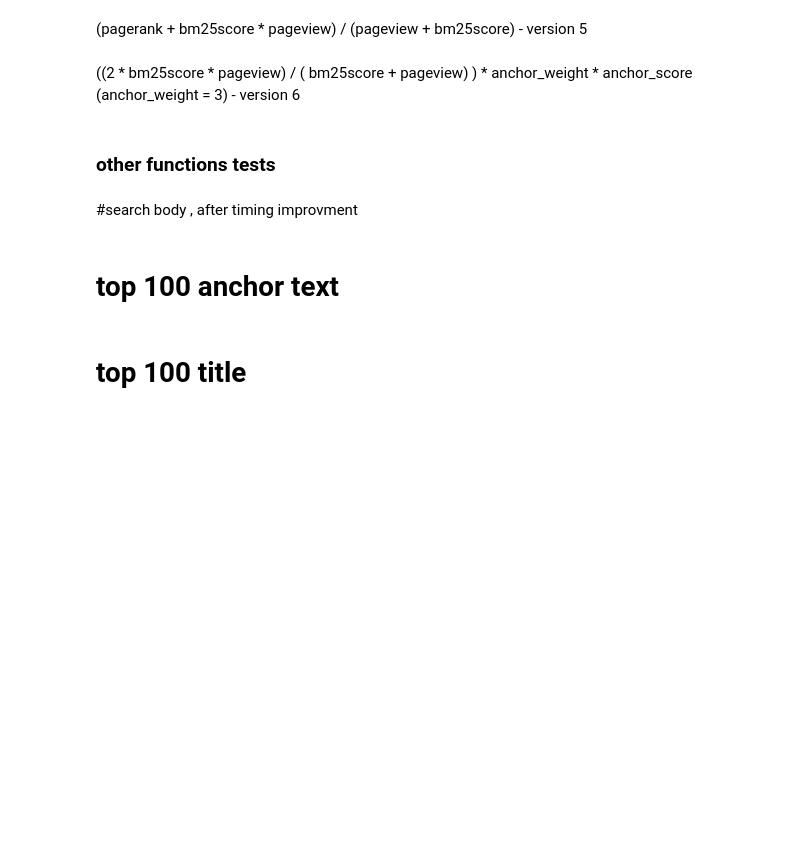
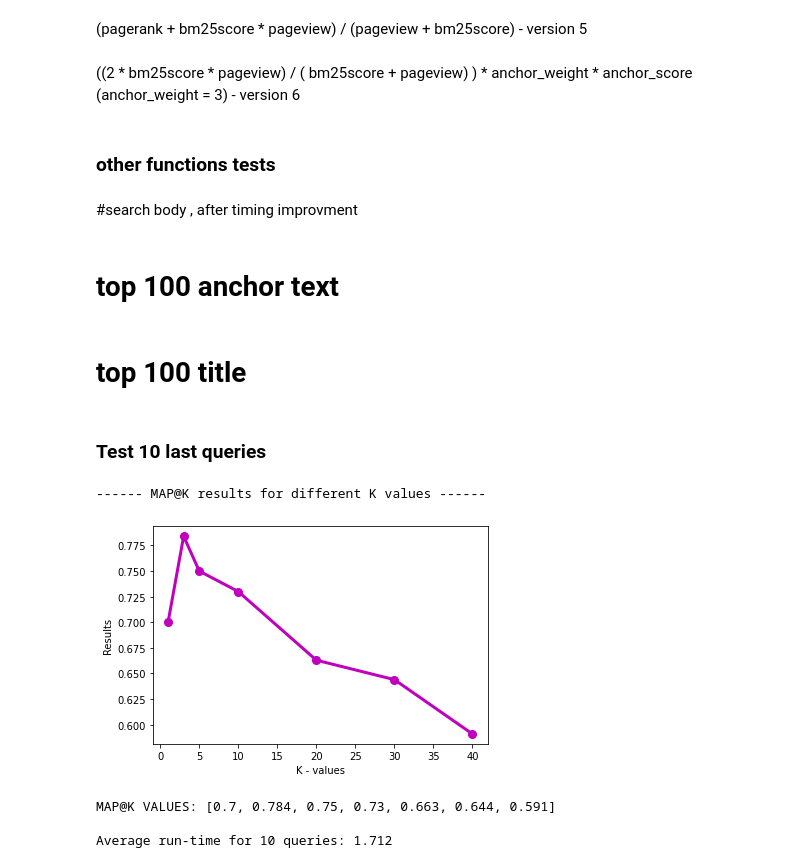
Before and after one commit to Naama133/WIKI_IR_ENGINE, a Jupyter notebook: Engine_performance_measurments.ipynb, the cells around one changed output. Cells and saved outputs as stored; diff of their text form; code cells hidden in the pictures; blank space fills up the shorter version.

Commit message:
test 10 last queries to check engine results

```diff
--- a/Engine_performance_measurments.ipynb
+++ b/Engine_performance_measurments.ipynb
@@ -450,3 +450,50 @@ res_title  = [[8515459, 18942, 19160, 19165, 19701, 23862, 83036, 88595, 180196,
 [9232, 1278990, 3009907, 5486819, 5844700, 17664319, 22716058, 29786619, 31655286, 32322489, 35392555, 41731654, 48534532, 50230910, 59917348, 8052378, 8090932, 20028438, 41897762, 43825684, 46688159, 57878504, 66134800, 1019671, 1021467, 1900418, 4516234, 18640785, 20143991, 33323575, 9838, 10000, 12232, 237035, 2559963, 2621815, 2650598, 2850185, 3646113, 6481784, 12010049, 12530008, 13892034, 14969306, 26135226, 26778720, 26892622, 27218900, 27284529, 27381228, 29961809, 45361704, 45361765, 45605934, 49196675, 51346285, 51552804, 52823620, 52947444, 55362935, 61402898, 62643147, 63236270, 65558105, 65558122, 67411414, 76377, 146158, 203798, 304374, 339202, 369290, 406917, 464192, 548753, 572255, 671736, 958920, 1105729, 1131917, 1138081, 1197756, 1209589, 1216092, 1310669, 1576826, 1576855, 1612492, 1663507, 1714565, 1782981, 1789908, 1868004, 1997027, 2000446, 2026707, 2156886, 2174688, 2174693, 2254976]]
 
 #Average time for  19 queries: 0.00561
+# %% [markdown]
+### **Test 10 last queries**
+# %%
+#@title
+true_test = {
+ "best ice cream flavour": [42416319, 30224834, 48212, 21828, 745000, 3342275, 23054130, 25311310, 2837891, 1124192, 978236, 1188562, 7082459, 47270314, 3651805, 2606761, 40783886, 34482422, 2298022, 6311077, 43334967, 24056098, 483473, 2190209, 11859370, 44309134, 17634819, 54595558, 39817115, 1889217, 897934, 2142071, 36906301, 1412877, 3644514, 42360671, 53354661, 22757645, 23114830, 2831887, 548336, 566114, 872876, 12209015, 42393261, 515436, 657055, 19558531, 8703840, 58534087, 50727159, 1532857, 362124, 40790752, 1092688, 5266044, 1531621, 37652572, 1207268, 1493164, 14342785, 7660130, 64594706, 2446518, 16969340, 20439501, 29538871, 18944151, 60888779, 33481262, 50498250, 430008, 2246339, 60395596, 6889129],
+ "how to tie a tie": [6974438, 298232, 1517154, 6159650, 491172, 2881613, 6719413, 38464202, 2881547, 609528, 435492, 30597745, 37469, 59024, 371327, 2078529, 8491563, 40536338, 37421, 40774543, 5118574, 2766942, 4673201, 2636347, 559339, 20327832, 17412253, 426315, 6060889, 2110221, 17566205, 529780, 337814, 5270659, 7273911, 249858, 32468394, 16887435, 903052, 4676317, 47419336, 49355, 1807656, 19960341, 44547, 7775525, 48253954, 29604056, 469664, 9066654, 8133498, 52281147, 24997576, 37454, 9952602, 16938429, 7154355, 22199452, 912227, 22549390, 1632324, 9675171, 8867983, 3294758, 57591892, 5563310, 2297090, 7718500, 35973111, 50795, 4553108, 4660251, 20323494, 3493102, 5302000, 3013373, 14438844, 498076, 8100167, 12356944, 4169317, 3664299, 801978, 42980570, 27833186],
+ "how to earn money online": [17362858, 8957449, 13612149, 51895777, 60898024, 50683920, 42471422, 8983183, 63295665, 484030, 3206057, 1847385, 52412294, 31452088, 1012806, 59440349, 195809, 703758, 15037, 1279101, 2095532, 17418777, 805626, 6050003, 19390, 19776474, 11921, 4193788, 14754518, 21179478, 2732267, 2941963, 39217006, 2905253, 1946204, 3287760, 59872594, 39206, 63121, 234921, 48732, 19344654, 372478, 32843712, 4361873, 806538, 3524766, 2797868, 43601944, 48449792, 13051060, 45691897, 46526, 36662188, 142528, 19288592, 43250171, 42332846, 2213921, 56440839, 33680356, 529056, 32362461, 68186473, 51097615, 17519943, 4567010, 610452, 60739751, 19585449, 3528947, 846772, 59568301, 10554676, 2738057, 28026533, 26700112, 1549819, 35917094, 24593449, 30810141, 4992612, 57851653, 32400932, 18169326, 21549213, 57275912, 1118379, 57313961, 909036, 35356507, 4355398, 236424, 1719292, 52328, 1184796],
+ "what is critical race theory": [2002497, 1655005, 66355340, 650704, 42736966, 4730170, 41055774, 56081344, 2570959, 3322361, 818420, 36598455, 14684661, 9557957, 37989952, 46269496, 1943640, 46677020, 10782332, 52985524, 475952, 65366095, 13700748, 742316, 3923466, 4080953, 65176113, 8848402, 487090, 56833348, 64159270, 25613, 48253536, 14062336, 55536490, 53653129, 63327652, 43441237, 141013, 2612612, 4876011, 35237477, 64444618, 3057990, 50777038, 67071821, 56042524, 295993, 10827381, 356785, 1849681, 200734, 3188121, 25614, 2495537, 67924707, 42347365, 26952693, 6013, 42757076, 33637422, 60698570, 12210793, 40845811, 46613990, 56363941, 64784613, 22494577, 2794874, 1566357, 229236, 23213, 33178, 348111, 67162622, 40068424, 8094067, 1896889, 1999636, 1929338, 42469790],
+ "what space movie was made in 1992": [19492975, 2009711, 18491946, 565318, 2199665, 2489613, 265033, 20874323, 3626050, 60534633, 23941708, 2103762, 16943307, 896634, 4055486, 1722156, 171581, 2509885, 2161511, 35107462, 19347339, 224220, 10669385, 142417, 2453923, 40075315, 2963622, 3746, 213251, 6837398, 23487440, 5083422, 1152328, 13280124, 27289304, 75222, 628467, 1249019, 36875530, 23388142, 422269, 263344, 1071462, 56099, 3653602, 1562284, 14384, 2052387, 2682907, 6009939, 672934, 272659, 2203853, 492540, 689763, 13383187, 17621896, 36310013, 17868447, 28240, 17461478, 149124, 13149, 859458, 49127538, 75290, 3178385, 6984004, 21944373, 3478140, 2080, 14573, 1673495, 11858188, 32158923, 30294906, 201525, 28327, 4800, 3188952, 4481567, 1660387, 524987, 44822802, 8571805, 9974017, 879000, 2108776, 10180504, 6245494, 1403888, 596078, 133574, 142049, 1858763, 36643850, 177541, 28239],
+ "how to vote": [17255946, 99860, 66293350, 29066482, 924170, 85533, 994892, 1127534, 430980, 21491579, 667785, 382165, 1591777, 64210828, 479210, 1262999, 319703, 7209753, 12119521, 1857, 37179209, 70322, 630522, 30332, 41609161, 1236844, 22265206, 20071428, 318313, 7928434, 538393, 27363348, 907259, 699156, 33110953, 1833715, 79906, 6102876, 886827, 1125781, 55791, 20089569, 823320, 9457, 863306, 25767045, 29589, 70136, 23298, 925493, 5048642, 14650035, 59594788, 26726864, 925506, 480905, 1387946, 925740, 20072937, 1050340, 7959, 23269223, 64499620, 925728, 371301, 763947, 31664, 924141, 46023, 5372935, 57393329, 48870396, 315204, 23032578, 25908, 37593868, 871796, 64695698, 51582, 36968102, 8009590, 1516039, 7529001, 169131, 1435428, 24909346, 47350955, 13624574, 1141303, 33849881, 827717, 1442241, 7913597, 261709, 65028817, 60670913, 52647644, 1435365, 1125761],
+ "google trends": [5101133, 18745215, 9483388, 24615479, 12431, 37593992, 10448121, 6956596, 1497849, 286747, 59868408, 4465875, 8598331, 35673556, 27051151, 1360154, 47799755, 18968719, 44008170, 24213566, 54737654, 5339378, 187946, 26275110, 30853394, 12003767, 7043619, 67414554, 47615485, 32613098, 33367993, 34083096, 3609466, 49132107, 53356243, 28236187, 1027207, 47339470, 37779362, 37980517, 62705077, 41815118, 3524766, 37728339, 32158961, 1491100, 56313056, 3660182, 1762557, 9933471, 43959031, 38755390, 3067569, 28190146, 37670240],
+ "dim sum": [100640, 269558, 1959777, 22670461, 67072363, 11971218, 34617580, 47775306, 47840375, 28827117, 11827767, 17031486, 11689293, 9526854, 11980851, 11971397, 47806602, 11266183, 4992439, 47775348, 46357913, 52906, 3768042, 3746367, 47827570, 41905327, 1844187, 4023588, 2474625, 4749106, 63602774, 4146044, 3828139, 46186668, 47827574, 37967188, 10265984, 5321303, 46665704, 4344526, 11894026, 1907296, 60769053, 519667, 18408298, 13958538, 13719853, 41546279, 67493391, 3577886, 2054954, 48241318, 4093674, 898916, 2012983, 13902799, 2626421, 54284514, 10887219, 40759810, 20505468, 43607423, 6168739, 2134361, 47434601, 47769544, 19433498, 47837049, 52554299, 678353],
+ "ted": [1533342, 31201599, 1584013, 30475, 37584615, 217241, 143377, 64114692, 10519138, 29342321, 21437073, 18621887, 1583998, 184136, 2500271, 45064023, 325507, 31550, 151327, 697063, 696077, 5038510, 181094, 11313, 1969515, 31416, 2258017, 978107, 644332, 2546904, 654916, 19124595, 31496, 1975250, 2963902, 412488, 31034, 1151958, 6393894, 1999475, 2231973, 2117988, 592436, 3107577, 42223, 3403854, 5350984, 25623974, 59534710, 2199987, 9315633, 7957691, 12776016, 62936384, 344293, 923698, 396962, 2711314, 1864891, 671431, 1148089, 26941571, 50462114, 168223, 72573, 8773677, 3610075, 5063356, 21604314, 35250361, 3466910, 8912934, 1577008, 14759518, 340407, 2698183, 32276880, 61893262, 766875, 23732462, 2386093, 872439, 12070623, 44494636, 1645263, 2076169, 5774818, 263154, 1060171, 151944],
+ "fairy tale": [43494, 8915322, 6353598, 10079967, 6815937, 264917, 2390053, 26212422, 499537, 3357705, 73453, 10836835, 2833980, 160108, 6727140, 10154200, 28096917, 347068, 301064, 1248103, 194085, 100970, 8092560, 10691928, 10647218, 6709491, 243674, 21579170, 5344857, 28062197, 8468850, 9433102, 7036255, 2810191, 19702661, 8469156, 5316295, 24111672, 5330985, 27159781, 10957878, 10687051, 10958920, 8474963, 13550, 22905489, 6424614, 49185121, 6577165, 5699016, 254519, 5136015, 22725, 10922531, 2596759, 36543677, 11834672, 299250, 5522290, 8464191, 5318218, 3960323, 3782493, 64502192, 3182759, 5123174, 4427231, 3383895, 2865013, 87644, 36928057, 26598863, 7381258]
+}
+# %%
+true_list_test = list(true_test.values())
+# %%
+#@title
+test_in_version_six = [[48212, 42393261, 44309134, 30420606, 50498250, 1190921, 39727947, 1031211, 3651805, 39699883, 5220770, 7778546, 9930180, 1400285, 566114, 634940, 897934, 2873409, 39889999, 10741597, 42416319, 39709388, 1493164, 2094409, 538184, 657055, 56069398, 9101637, 5266044, 21828, 4105482, 42299139, 347493, 2091558, 1608235, 30224834, 23139600, 4811262, 1412877, 11859370, 2298022, 1656423, 483473, 5129656, 24080194, 11215843, 2539773, 1761526, 5442908, 4929776, 14342785, 4647823, 18706748, 23510441, 19470720, 54488977, 51145246, 63782611, 2679622, 10351761, 65027015, 515436, 408443, 3505489, 40758393, 29474408, 431786, 3316408, 38881404, 2753115, 2456131, 3146924, 2630148, 1625616, 22757645, 65340047, 42682069, 6608298, 1646753, 2246763, 22835486, 3457899, 28368773, 8549517, 55827515, 31622396, 43040584, 9570174, 8401405, 23114830, 149184, 598165, 2469179, 8881290, 7082459, 2606761, 2649590, 45413764, 1338376, 745000],
+[13875138, 435492, 337814, 50795, 39087, 221489, 609528, 298232, 2110221, 44547, 12692241, 371327, 1807656, 80812, 12646193, 2078529, 17566205, 3539416, 1867385, 2636347, 17412253, 6974438, 43483097, 49946650, 7775525, 24997576, 3477692, 29604056, 3557458, 426315, 7154355, 3294758, 11398100, 6719413, 2766942, 8867983, 24237687, 5563310, 7759939, 26415816, 52281147, 206008, 36035621, 44563259, 19479836, 491172, 20327832, 63298598, 1722815, 43075441, 39766836, 45540189, 19960341, 34690469, 36961918, 30325024, 68314240, 9363980, 27293360, 6673432, 52246445, 300752, 57591892, 25502621, 348186, 6344186, 498076, 36035679, 4226318, 65667721, 15500092, 11840325, 348194, 6159650, 5029723, 3553108, 59022538, 21544497, 40519311, 1517154, 27555194, 41692220, 64508672, 36967053, 2226738, 12289103, 30314274, 28084390, 30317833, 40774543, 2881613, 33220208, 35973111, 18226024, 3784796, 23771670, 15410587, 43072853, 11368946, 60297506],
+[530421, 18169326, 63295665, 60898024, 38599900, 2797868, 13612149, 42566834, 2905253, 42332846, 52412294, 43192755, 1429860, 24593449, 59626437, 28030496, 39083773, 51097615, 4090080, 49019713, 2732267, 10427697, 906522, 54019210, 191336, 31680594, 44648764, 14503036, 65866243, 51547937, 10043223, 1137241, 51126726, 52306903, 2104258, 3287760, 2235401, 16163313, 35630579, 2011930, 40322253, 11772438, 6245191, 1407354, 30863221, 24119093, 48576168, 2610720, 20877276, 1046549, 16722250, 29406667, 67530547, 4936273, 78540, 3400639, 26982837, 66255379, 455202, 8046943, 17409541, 13051060, 37612864, 16455934, 30810141, 2596700, 1798661, 3235178, 27648438, 43962871, 66152804, 2441808, 8325860, 63338420, 66369801, 44330879, 16985729, 22015, 43746090, 2390352, 55478734, 53339955, 44287782, 255930, 51442723, 57851653, 3765190, 32954637, 38110890, 33994, 43511759, 26888417, 52480659, 47312244, 54551368, 42549951, 19427710, 20058880, 46915878, 26711323],
+[42736966, 2002497, 51119, 66355340, 46677020, 46269496, 10782332, 2570959, 56042524, 17962125, 67011996, 4629788, 818420, 13314857, 64159270, 295993, 66498208, 9557957, 4730170, 65366095, 10295386, 3188121, 2794874, 9394446, 49772496, 1896889, 50777038, 5992697, 55536490, 15943277, 3923466, 8213990, 59404558, 53265271, 26312218, 742316, 3143303, 12696342, 1999636, 50148729, 1096607, 6901, 32081376, 23328201, 16767719, 6013, 40068424, 39733609, 34151013, 59420223, 1929338, 2944700, 66485368, 183373, 5534795, 1931707, 30292595, 2869248, 650704, 2029677, 67071821, 22145169, 903388, 995169, 65636149, 850705, 266956, 23789867, 13963594, 31362188, 56363941, 203455, 229236, 26239194, 17740455, 2010174, 376800, 48251659, 41680432, 66387091, 8084790, 33823619, 25262062, 51714250, 15988726, 5169621, 54069729, 51910454, 22985868, 17159638, 13691444, 35885810, 17323301, 348560, 7837125, 22494577, 1615626, 1943640, 52098442, 40341188],
+[2489613, 1526847, 411190, 19492975, 12063071, 65499076, 2221508, 19398877, 26198146, 18186114, 5292998, 2918308, 689499, 275498, 3373551, 474127, 8721485, 16943307, 7915555, 10835293, 811060, 1683911, 1821213, 46511771, 9679330, 60235043, 148023, 947292, 64112126, 888167, 2303903, 889941, 23873, 13192951, 4995110, 2011265, 3038462, 27289304, 2163531, 6339656, 11124319, 1922301, 2818443, 5733428, 6566329, 622616, 690394, 2663481, 16308327, 1258387, 31453709, 6837398, 2359698, 60233816, 66539114, 2076328, 3178213, 20399956, 3790976, 12763572, 2103762, 8718, 1832776, 24426458, 49474213, 3685440, 19377043, 39517583, 7915175, 2275473, 6918749, 42055310, 1353644, 6086466, 68180593, 2550490, 30762105, 9370886, 40299544, 11772951, 246776, 23516611, 2065067, 1587726, 30347013, 54163199, 14276607, 14384, 36263164, 6724984, 7018522, 2404132, 6233668, 1355024, 38203386, 46558358, 43296375, 148879, 751734, 3097856],
+[315204, 430980, 22265206, 99860, 48159535, 235648, 1421483, 983518, 823320, 13299538, 538393, 216313, 5022704, 23026183, 1778182, 2721492, 1591777, 280502, 24485204, 66534955, 794020, 804516, 798360, 793999, 991719, 47496197, 1778156, 1040222, 621251, 54192243, 988533, 49670316, 15723651, 629977, 1053609, 52647644, 65785708, 1779658, 524278, 11686128, 1041862, 845709, 67442605, 1779577, 1523724, 1053595, 794128, 19995789, 630979, 1778169, 1039385, 1779654, 1778094, 1387946, 48592949, 1047668, 1779626, 31408703, 581699, 921310, 59072738, 1779656, 626306, 794151, 1745261, 794115, 1779536, 54560785, 11872426, 376938, 1770509, 1770399, 44450821, 68009431, 1006641, 2032841, 524238, 704930, 66505311, 33519848, 7928434, 55536251, 770224, 1979294, 1044962, 642574, 1534225, 1073420, 1699225, 55396045, 31541420, 58114497, 57811690, 4288833, 1020107, 1879660, 57367449, 5215013, 2407835, 20071428],
+[1092923, 1494648, 2126501, 34986915, 466299, 12431, 11057200, 5101133, 32242976, 1744867, 33367993, 46426771, 50575063, 1497849, 5376796, 9651444, 4465875, 26668052, 3161187, 1566175, 39400840, 16002804, 879962, 42951365, 7043619, 16953646, 50575054, 10062721, 286747, 5913182, 36279735, 2859256, 5775550, 35673556, 4028754, 1072149, 401401, 42694174, 61677706, 39684326, 38873002, 632369, 1340040, 60021444, 42195355, 18745215, 37593992, 10448121, 56313056, 47799755, 6956596, 18968719, 12003767, 1360154, 24213566, 24482718, 6843345, 39599472, 24615479, 34083096, 57456720, 33965855, 19137130, 26275110, 4543051, 54737654, 33031817, 2497276, 63423757, 39675788, 50649737, 33146726, 16794102, 51367578, 62894863, 42886923, 28236187, 25173473, 30853394, 46182065, 47615485, 59868408, 39849257, 66550651, 31578233, 53356243, 61987255, 41075161, 32486315, 6116152, 25580778, 11944583, 6196372, 53131761, 44117673, 26972161, 50840383, 43431640, 67414554, 67262248],
+[100640, 9824772, 22670461, 28827117, 13320978, 7684351, 34617580, 1959777, 10887219, 14310357, 23269727, 61024736, 53426315, 17229496, 51453490, 269558, 11971397, 11689293, 47775306, 11827767, 13719853, 11971218, 13902799, 47806602, 18408298, 13958538, 47827574, 4344526, 46186668, 47775348, 11266183, 173790, 37967188, 25100776, 2474625, 54284514, 11980851, 56027273, 3746367, 4146044, 17031486, 11894026, 67072363, 3768042, 47638336, 37073924, 9055214, 2846153, 31553078, 2054954, 32055176, 46357913, 1768741, 47804313, 16203229, 2012983, 41905327, 41546279, 43607423, 8836002, 6420692, 66527788, 34081690, 47434601, 24372282, 1844187, 4992439, 5321303, 3116851, 346992, 1463006, 52906, 6168739, 15239780, 2134361, 52554299, 52651138, 46665704, 20217977, 4055161, 47426061, 47827570, 20505468, 16285031, 9041110, 51259277, 38267, 13034946, 47775335, 19337623, 6954384, 15647539, 10658708, 6051030, 3133718, 47837245, 1451082, 40759810, 1488508, 35399307],
+[1533342, 11313, 29342321, 31201599, 37584615, 1584013, 13869813, 9975335, 10122391, 6734598, 5997445, 13622521, 8617839, 9968160, 8886560, 11251217, 103899, 38467501, 2833493, 808833, 292386, 5232179, 4692458, 11231251, 8926844, 18669706, 6209126, 11251750, 28901825, 19877034, 39752897, 11210239, 56411848, 1583998, 38267372, 55081123, 4716462, 31530382, 7957691, 19097189, 1915735, 10100945, 11425, 8633575, 5575515, 40262098, 968617, 29954085, 11214973, 10123954, 11251376, 30655853, 55677108, 27036426, 13760433, 22775291, 34557588, 17384995, 41609208, 10569866, 41247763, 22789547, 2093928, 26941571, 41664127, 8911352, 17182693, 8620624, 39970118, 8829764, 12667021, 20221109, 37799372, 27027195, 9668585, 23736886, 20126944, 5182160, 22598137, 20607838, 17181417, 5326370, 36663681, 10543234, 20277848, 33147800, 8619934, 330682, 5040443, 22215616, 56192637, 37114790, 10543063, 19472497, 33525518, 21924875, 16695181, 11225606, 50066523, 33388365],
+[43494, 983186, 26212422, 784428, 22750818, 10647218, 2390053, 395917, 36543677, 10191369, 11834672, 859175, 6424379, 12153605, 28773399, 50654478, 5344857, 26598863, 64210079, 1793113, 67515094, 2916204, 68183315, 1399679, 5307386, 5148259, 63848281, 23194446, 8262635, 1888283, 1880839, 5421868, 9295827, 5881276, 2417200, 7381258, 919472, 24111672, 6723828, 2878940, 6724064, 1585614, 5957314, 36928057, 5225384, 5660497, 3283079, 22184472, 49185121, 2596759, 291324, 8509229, 24329501, 38634556, 6742142, 541067, 4427231, 1040355, 3039548, 10153277, 15566415, 49303051, 6333131, 15634043, 10836835, 5595253, 2012100, 5699016, 5411915, 5696957, 3600361, 5553360, 3709628, 194085, 50423654, 6581282, 18372857, 15307450, 13195325, 6830909, 5682864, 18189103, 5318558, 56211268, 264917, 8474963, 58918509, 6968997, 23072713, 1204214, 5413714, 649257, 3292199, 665811, 2252952, 14768042, 56498932, 43722263, 5898949, 20458057]]
+
+#Average time for 30 queries: 1.715829492038591
+print("")
+print("------ MAP@K results for different K values ------")
+print("")
+print("")
+res = plot_MAP_at_K_with_differnt_k_values(true_list_test,test_in_version_six,k_values=k_values)
+print("")
+print("MAP@K VALUES: " + str(res))
+print("")
+print("Average run-time for 10 queries: 1.712")
+# %% [output]
+------ MAP@K results for different K values ------
+[figure, added]
+MAP@K VALUES: [0.7, 0.784, 0.75, 0.73, 0.663, 0.644, 0.591]
+
+Average run-time for 10 queries: 1.712
```
